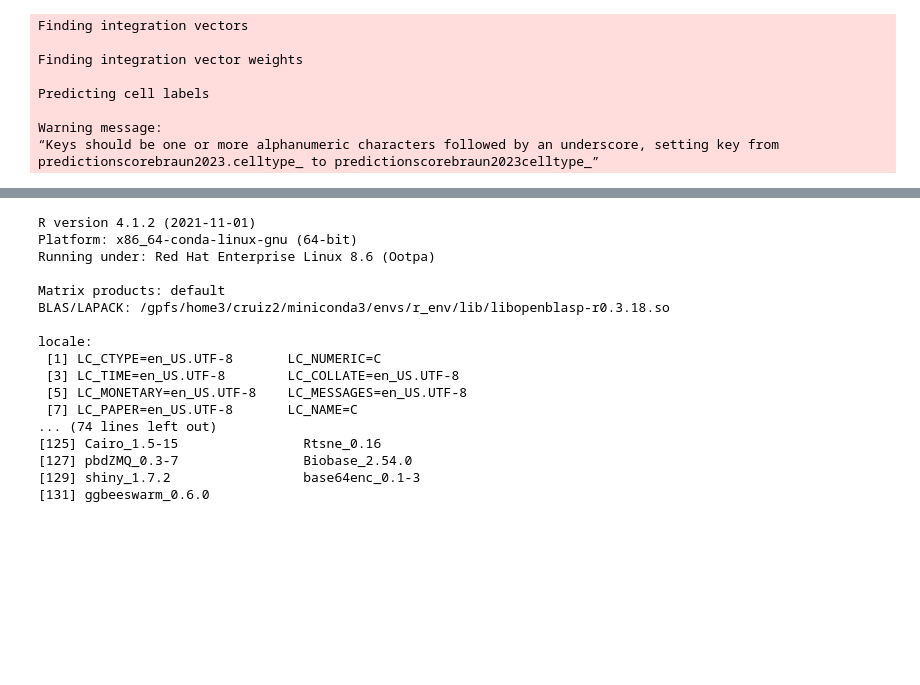
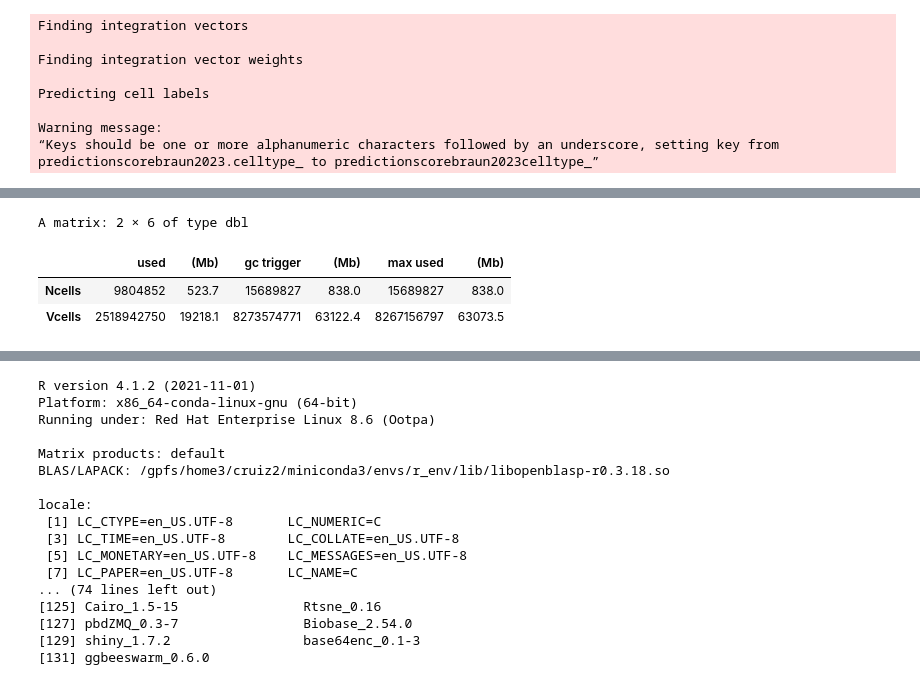
Before and after one commit to ccruizm/pHGGmap, a Jupyter notebook: 04_Malignant_cells/01_GEX/03d_reference_mapping_against_human_brain_development_atlases.ipynb, the cells around one changed output, grey strips where cells are left out. Drawn from its saved outputs; the diff is of its cells as text; code cells hidden in the pictures; blank space fills up the shorter version.

```diff
--- a/04_Malignant_cells/01_GEX/03d_reference_mapping_against_human_brain_development_atlases.ipynb
+++ b/04_Malignant_cells/01_GEX/03d_reference_mapping_against_human_brain_development_atlases.ipynb
@@ -625,0 +784,10 @@ saveRDS(dmg, '../data/predictions/malignant_rna_seurat_v4_predictions_Braun2023_
+# %%
+rm(fetal)
+rm(adult)
+
+gc()
+# %% [output]
+A matrix: 2 × 6 of type dbl
+|  | used | (Mb) | gc trigger | (Mb) | max used | (Mb) |
+| Ncells | 9804852 | 523.7 | 15689827 | 838.0 | 15689827 | 838.0 |
+| Vcells | 2518942750 | 19218.1 | 8273574771 | 63122.4 | 8267156797 | 63073.5 |
```
Also changed, not shown: parts of 24 cells of this notebook, 2 other files.
